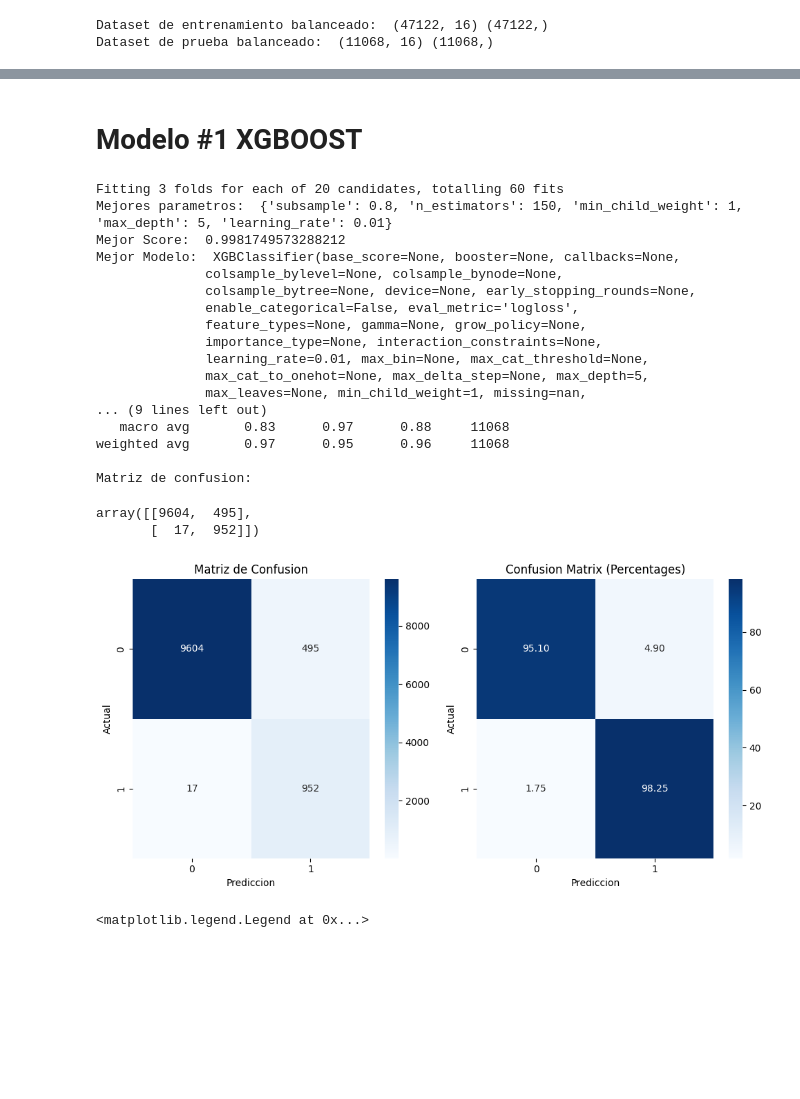
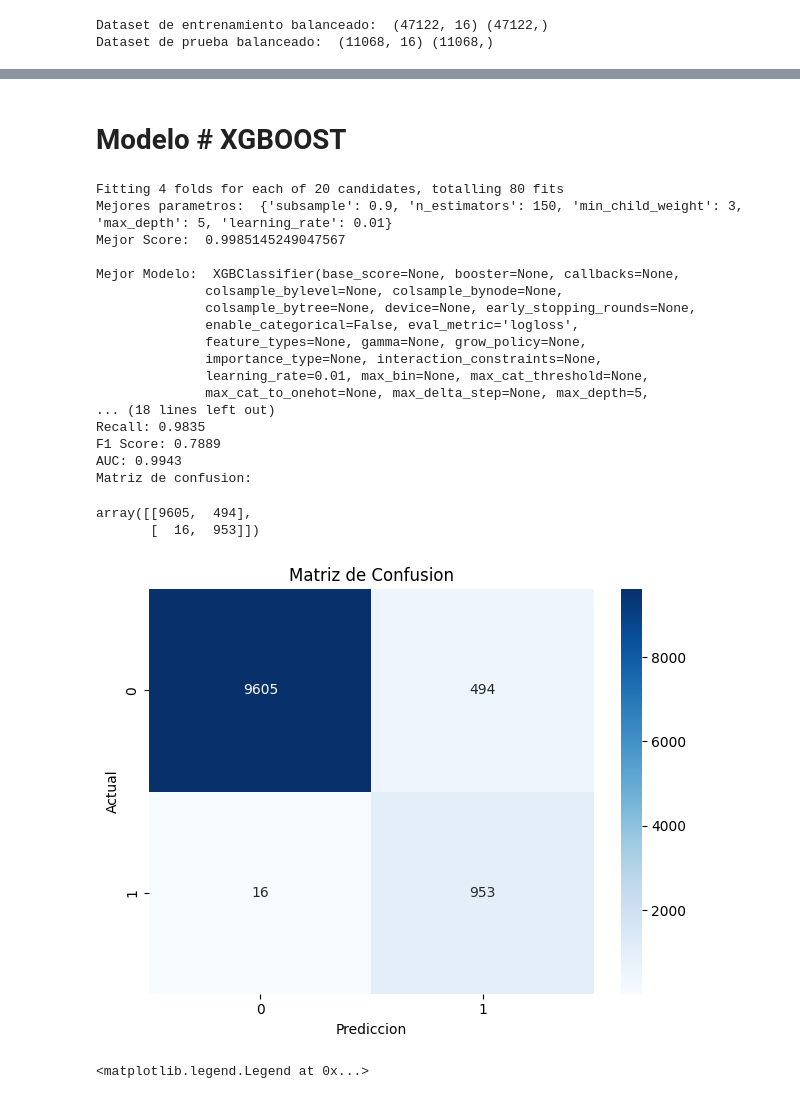
Before and after one commit to LiceoM/Credit_Risk_ML, a Jupyter notebook: Code/Classification_models.ipynb, the cells around one changed output, grey strips where cells are left out. Drawn from its saved outputs; the diff is of its cells as text; code cells hidden in the pictures; blank space fills up the shorter version.

```diff
--- a/Code/Classification_models.ipynb
+++ b/Code/Classification_models.ipynb
@@ -116,5 +258,5 @@ Dataset de prueba balanceado:  (11068, 16) (11068,)
 # %% [markdown]
-# Modelo #1 XGBOOST
+# Modelo # XGBOOST
 # %%
 #Inicializamos el modelo
 xgb_model = xgb.XGBClassifier(
@@ -132,7 +274,7 @@ params = {
 }
 
 #Definimos Kfold Estraficada para validacion cruzada
-str_kf = StratifiedKFold(n_splits=3, shuffle=True, random_state=42)
+str_kf = StratifiedKFold(n_splits=4, shuffle=True, random_state=42)
 
 #definimos metricas de evaluacion
 scoring = {
@@ -161,8 +303,9 @@ r_search_xgb.fit(x_train, y_train)
 #Mejores parametros
 print('Mejores parametros: ', r_search_xgb.best_params_)
 print('Mejor Score: ', r_search_xgb.best_score_)
+print()
 print('Mejor Modelo: ', r_search_xgb.best_estimator_)
-
+print()
 #Evaluando el mejor modelo
 mejor_modelo = r_search_xgb.best_estimator_
 y_pred = mejor_modelo.predict(x_test)
@@ -170,14 +313,24 @@ y_pred = mejor_modelo.predict(x_test)
 #Reporte de clasificacion
 print('Reporte de clasificacion: ')
 print(classification_report(y_test, y_pred))
+print()
+
+#Calcular probabilidades para la AUC Score
+y_pred_proba = mejor_modelo.predict_proba(x_test)[:, 1]
+
+# Calculamos AUC Score
+
+auc = roc_auc_score(y_test, y_pred_proba)
+print()
 
 #Matriz de confusion
 print('Matriz de confusion: ')
 confusion_matrix(y_test, y_pred)
 # %% [output]
-Fitting 3 folds for each of 20 candidates, totalling 60 fits
-Mejores parametros:  {'subsample': 0.8, 'n_estimators': 150, 'min_child_weight': 1, 'max_depth': 5, 'learning_rate': 0.01}
-Mejor Score:  0.9981749573288212
+Fitting 4 folds for each of 20 candidates, totalling 80 fits
+Mejores parametros:  {'subsample': 0.9, 'n_estimators': 150, 'min_child_weight': 3, 'max_depth': 5, 'learning_rate': 0.01}
+Mejor Score:  0.9985145249047567
+
 Mejor Modelo:  XGBClassifier(base_score=None, booster=None, callbacks=None,
               colsample_bylevel=None, colsample_bynode=None,
               colsample_bytree=None, device=None, early_stopping_rounds=None,
@@ -186,40 +339,29 @@ Mejor Modelo:  XGBClassifier(base_score=None, booster=None, callbacks=None,
               importance_type=None, interaction_constraints=None,
               learning_rate=0.01, max_bin=None, max_cat_threshold=None,
               max_cat_to_onehot=None, max_delta_step=None, max_depth=5,
-              max_leaves=None, min_child_weight=1, missing=nan,
-... (9 lines left out)
-   macro avg       0.83      0.97      0.88     11068
-weighted avg       0.97      0.95      0.96     11068
-
+... (18 lines left out)
+Recall: 0.9835
+F1 Score: 0.7889
+AUC: 0.9943
 Matriz de confusion:
-array([[9604,  495],
-       [  17,  952]])
+array([[9605,  494],
+       [  16,  953]])
 # %%
 # Matriz de confusion en conteos
 conf_matrix = confusion_matrix(y_test, y_pred)
 
-# Matriz de confusion en porcentajes
-conf_matrix_percent = conf_matrix.astype('float') / conf_matrix.sum(axis=1)[:, np.newaxis] * 100
-
 # Graficamos la matriz de confusion en conteos
-plt.figure(figsize=(10, 5))
+plt.figure(figsize=(12, 5))
 plt.subplot(1, 2, 1)
 sns.heatmap(conf_matrix, annot=True, fmt='d', cmap='Blues')
 plt.title('Matriz de Confusion')
 plt.xlabel('Prediccion')
 plt.ylabel('Actual')
 
-# Graficamos la matriz de confusion en porcentajes
-plt.subplot(1, 2, 2)
-sns.heatmap(conf_matrix_percent, annot=True, fmt='.2f', cmap='Blues')
-plt.title('Confusion Matrix (Percentages)')
-plt.xlabel('Prediccion')
-plt.ylabel('Actual')
-
 plt.tight_layout()
 plt.show()
 # %% [output]
-[figure, old version]
+[figure, new version]
 # %%
 #curva roc
 y_pred_prob = mejor_modelo.predict_proba(x_test)[:, 1]
```
Also changed, not shown: parts of 13 cells of this notebook, 2 other files.
